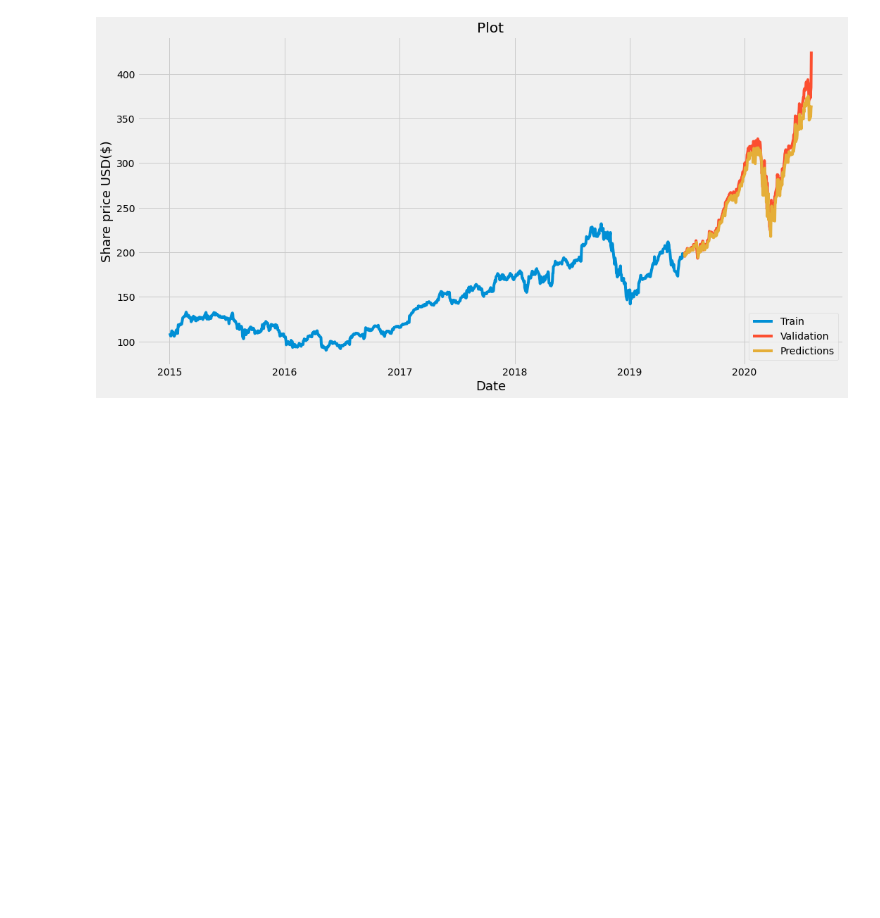
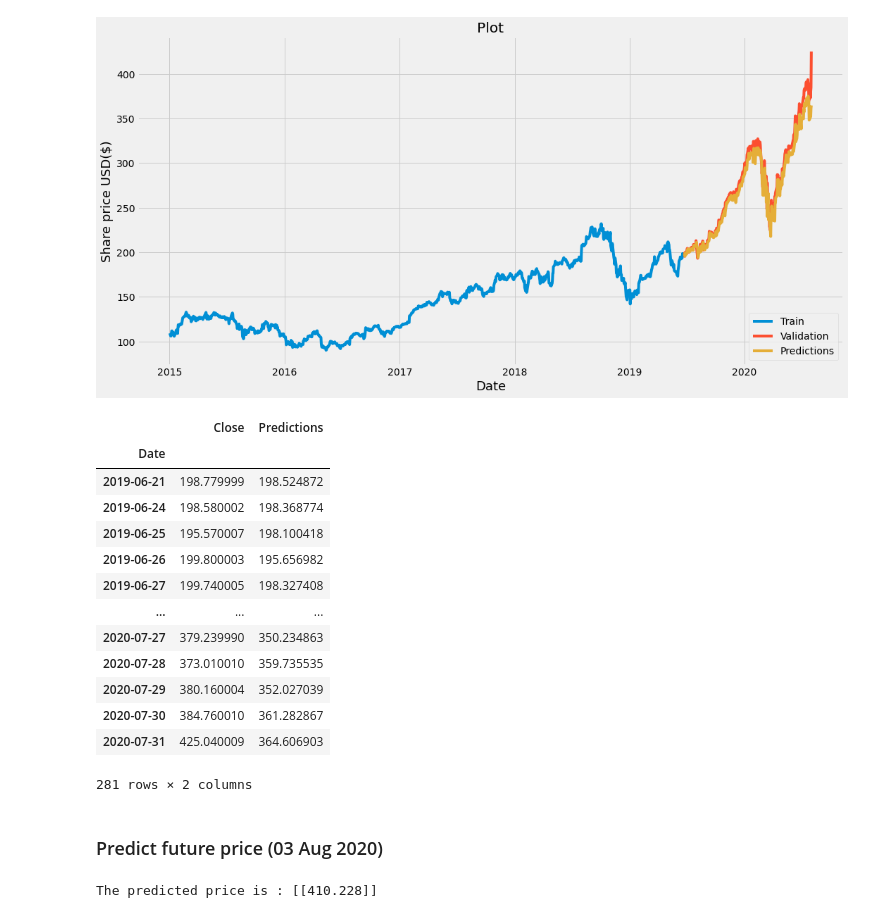
Before and after one commit to TebogoNkomondo/StockM, a Jupyter notebook: StockM.ipynb, the cells around one changed output. Saved outputs shown, nothing was run; the diff lists cells and outputs as text; code cells hidden in the pictures; blank space fills up the shorter version.

Commit message:
printing predicted price for 3 Aug 2020

```diff
--- a/StockM.ipynb
+++ b/StockM.ipynb
@@ -493,3 +493,51 @@ Try using .loc[row_indexer,col_indexer] = value instead
 See the caveats in the documentation: https://pandas.pydata.org/pandas-docs/stable/user_guide/indexing.html#returning-a-view-versus-a-copy
   valid['Predictions'] = predictions
 [figure]
+# %%
+# actual values vs predictions
+valid
+# %% [output]
+|  | Close | Predictions |
+| Date |  |  |
+| 2019-06-21 | 198.779999 | 198.524872 |
+| 2019-06-24 | 198.580002 | 198.368774 |
+| 2019-06-25 | 195.570007 | 198.100418 |
+| 2019-06-26 | 199.800003 | 195.656982 |
+| 2019-06-27 | 199.740005 | 198.327408 |
+| ... | ... | ... |
+| 2020-07-27 | 379.239990 | 350.234863 |
+| 2020-07-28 | 373.010010 | 359.735535 |
+| 2020-07-29 | 380.160004 | 352.027039 |
+| 2020-07-30 | 384.760010 | 361.282867 |
+| 2020-07-31 | 425.040009 | 364.606903 |
+281 rows × 2 columns
+# %% [markdown]
+### Predict future price (03 Aug 2020)
+# %%
+# fetch data
+apple_quote = web.DataReader('AAPL', data_source='yahoo', start = '2015-01-01',end='2020-08-01')
+new_df = apple_quote.filter(['Close'])
+
+# get las 60 days
+last_60_days = new_df[-60:].values
+#scale data
+last_60_days_scaled = scaler.transform(last_60_days)
+
+# empty list
+X_test = []
+
+# append last 60 days
+X_test.append(last_60_days_scaled)
+# convert X_test to numpy array
+X_test = np.array(X_test)
+# reshape for lstm
+X_test = np.reshape(X_test, (X_test.shape[0], X_test.shape[1], 1))
+
+# predict
+
+pred_price = model.predict(X_test)
+# reverse scaling
+pred_price = scaler.inverse_transform(pred_price)
+print('The predicted price is :',pred_price)
+# %% [output]
+The predicted price is : [[410.228]]
```
